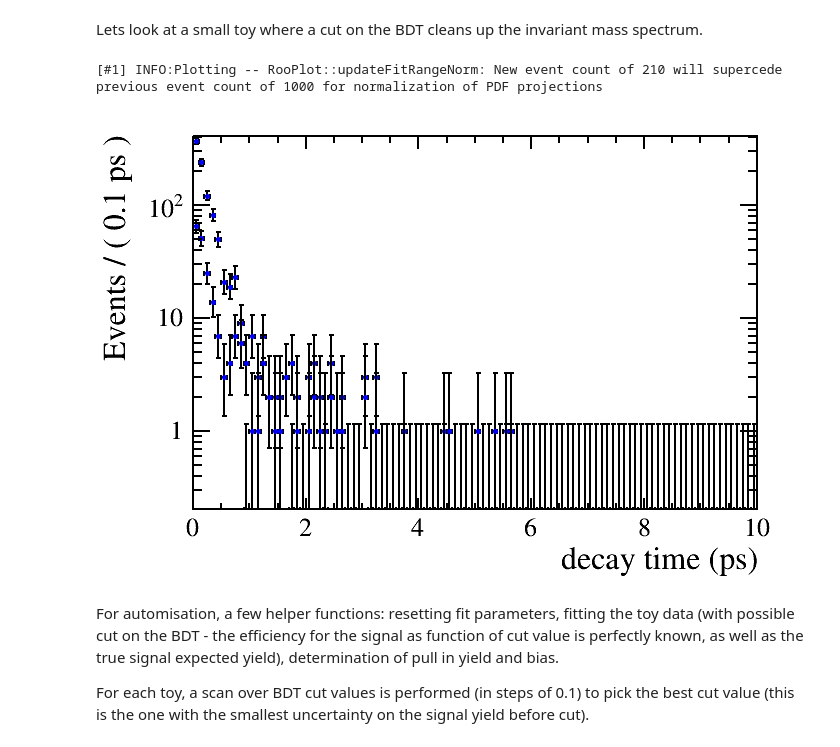
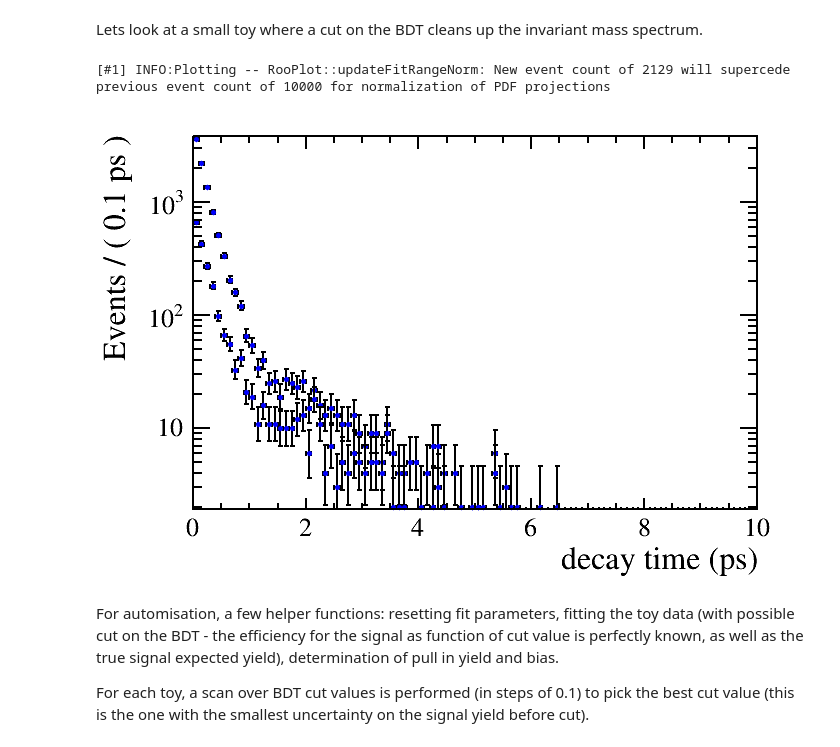
Before and after one commit to pseyfert/ToyFits, a Jupyter notebook: cutoptimisation-part3-sfit.ipynb, the cells around one changed output. Drawn from its saved outputs; the diff is of its cells as text; code cells hidden in the pictures.

```diff
--- a/cutoptimisation-part3-sfit.ipynb
+++ b/cutoptimisation-part3-sfit.ipynb
@@ -73,28 +75,28 @@ combmPDF = RooAddPdf("fullmasspdf","full mass pdf",RooArgList(EmsigPDF,EmbkgPDF)
 # %% [markdown]
 Lets look at a small toy where a cut on the BDT cleans up the invariant mass spectrum.
 # %%
-SIMEVTS = 1000#00
+SIMEVTS = 10000#0
 NTOYS = 1000
 truesigyield = SIMEVTS*(sigyield.getVal()/(sigyield.getVal()+bkgyield.getVal()))
 def gentoy():
     toydata = combPDF.generate(RooArgSet(bdt,mass,time),SIMEVTS)
     return toydata
 toydata = gentoy()
 from ROOT import TCanvas, RooCmdArg
 from ROOT.RooFit import Cut
 c = TCanvas()
 frame = time.frame()
 toydata.plotOn(frame)
 smalldata = toydata.reduce(Cut("BDT>0.5"))
 smalldata.plotOn(frame)#,Cut("BDT>0.5"))
 frame.Draw()
 c.SetLogy()
 c.Draw()
 destruct_object(toydata)
 destruct_object(smalldata)
 # %% [output]
-[#1] INFO:Plotting -- RooPlot::updateFitRangeNorm: New event count of 210 will supercede previous event count of 1000 for normalization of PDF projections
+[#1] INFO:Plotting -- RooPlot::updateFitRangeNorm: New event count of 2129 will supercede previous event count of 10000 for normalization of PDF projections
-[figure, old version]
+[figure, new version]
 # %% [markdown]
 For automisation, a few helper functions: resetting fit parameters, fitting the toy data (with possible cut on the BDT - the efficiency for the signal as function of cut value is perfectly known, as well as the true signal expected yield), determination of pull in yield and bias.
 
```
Also changed, not shown: parts of 3 cells of this notebook, 5 other files.
